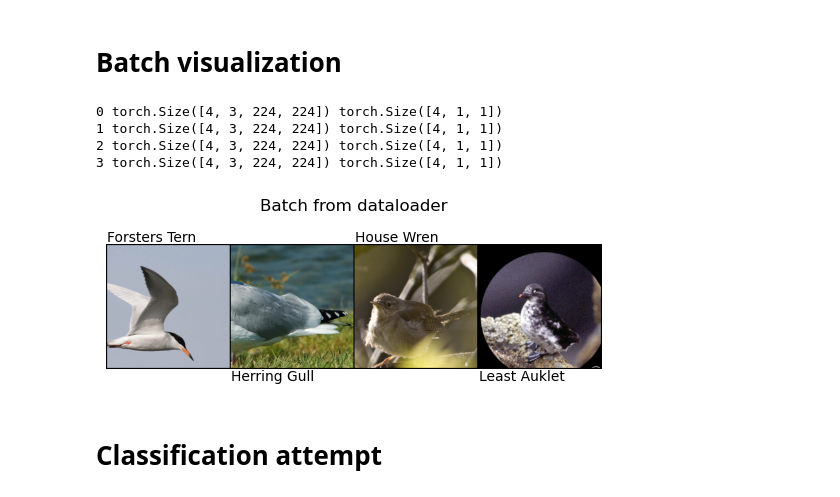
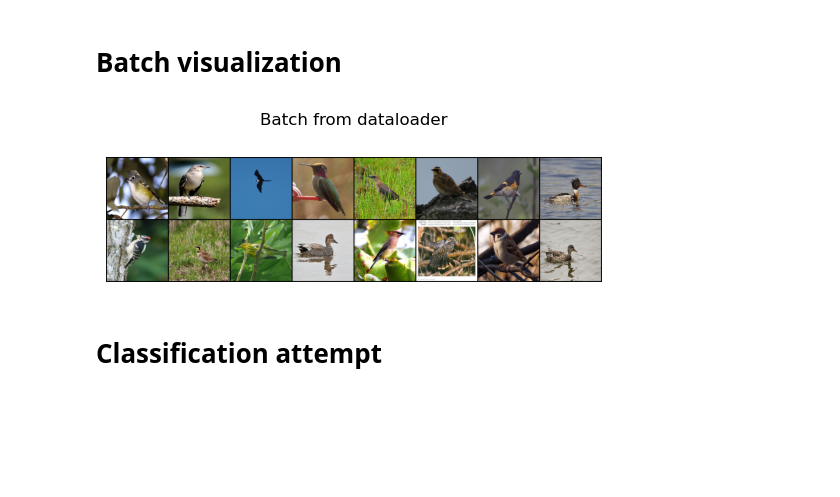
Before and after one commit to jacksonsunny29/Bird_Retrieval, a Jupyter notebook: BIRB.ipynb, the cells around one changed output. Saved outputs shown, nothing was run; the diff lists cells and outputs as text; code cells hidden in the pictures; blank space fills up the shorter version.

```diff
--- a/BIRB.ipynb
+++ b/BIRB.ipynb
@@ -15,5 +19,5 @@ processor = CLIPProcessor.from_pretrained("openai/clip-vit-base-patch32")
 ## Testing the model
 # %%
 url = "http://images.cocodataset.org/val2017/000000039769.jpg"
-image = Image.open(requests.get(url, stream=True).raw)
+image = Image.open('birb.jpg')
 # %%
@@ -307,46 +313,40 @@ dataloader = DataLoader(transformed_dataset, batch_size=4,
 
 
 # Helper function to show a batch
 def show_images_batch(sample_batched):
     """Show image for a batch of samples."""
     images_batch, labels_batch = \
-            sample_batched['image'], sample_batched['label']
+            sample_batched[0], sample_batched[1]
     batch_size = len(images_batch)
     im_size = images_batch.size(2)
     grid_border_size = 2
 
     grid = utils.make_grid(images_batch)
     plt.imshow(grid.numpy().transpose((1, 2, 0)))
 
-    for i in range(batch_size):
-        row = i % 2
-        col = i % 4
-        plt.text(col * (im_size + 2) + 2, row * (im_size +30)-4, np.array(classes)[labels_batch[i, :, 0].numpy().astype(int)-1][0], c = 'k')
+    #for i in range(batch_size):
+    #    row = i % 2
+    #    col = i % 4
+    #    plt.text(col * (im_size + 2) + 2, row * (im_size +30)-4, np.array(classes)[labels_batch[i, :, 0].numpy().astype(int)-1][0], c = 'k')
 
     plt.title('Batch from dataloader', y=1.2)
 
 # if you are using Windows, uncomment the next line and indent the for loop.
 # you might need to go back and change ``num_workers`` to 0.
 
 # if __name__ == '__main__':
-for i_batch, sample_batched in enumerate(dataloader):
-    print(i_batch, sample_batched['image'].size(),
-          sample_batched['label'].size())
+for i_batch, sample_batched in enumerate(birb_dataloader):
 
     # observe 4th batch and stop.
     if i_batch == 3:
         plt.figure()
         show_images_batch(sample_batched)
         plt.axis('off')
         plt.ioff()
         plt.show()
         break
 # %% [output]
-0 torch.Size([4, 3, 224, 224]) torch.Size([4, 1, 1])
-1 torch.Size([4, 3, 224, 224]) torch.Size([4, 1, 1])
-2 torch.Size([4, 3, 224, 224]) torch.Size([4, 1, 1])
-3 torch.Size([4, 3, 224, 224]) torch.Size([4, 1, 1])
-[figure, old version]
+[figure, new version]
 # %% [markdown]
 # Classification attempt
 # %% [markdown]
```
Also changed, not shown: parts of 21 cells of this notebook.
